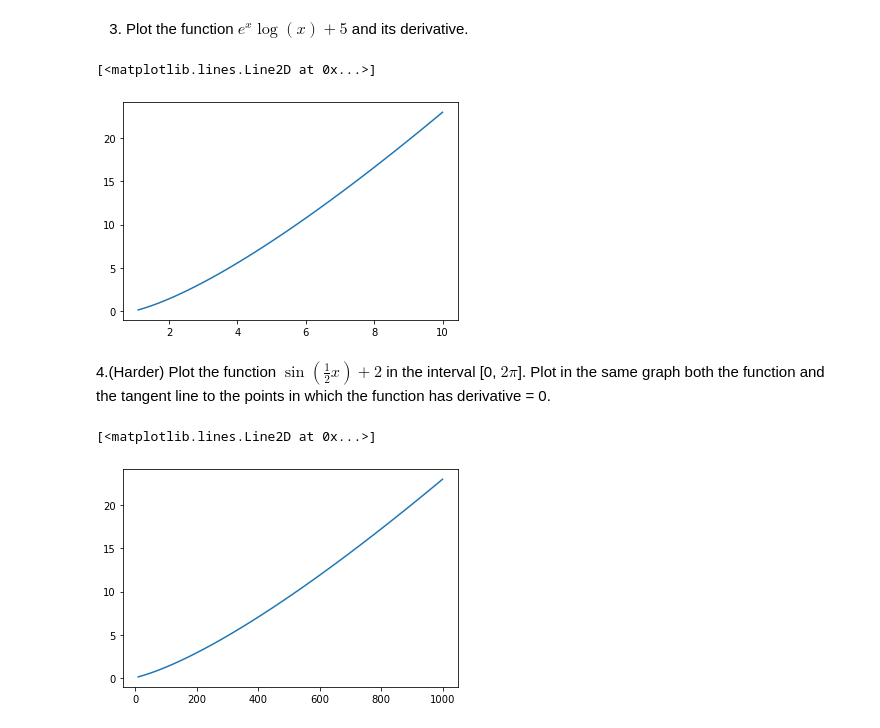
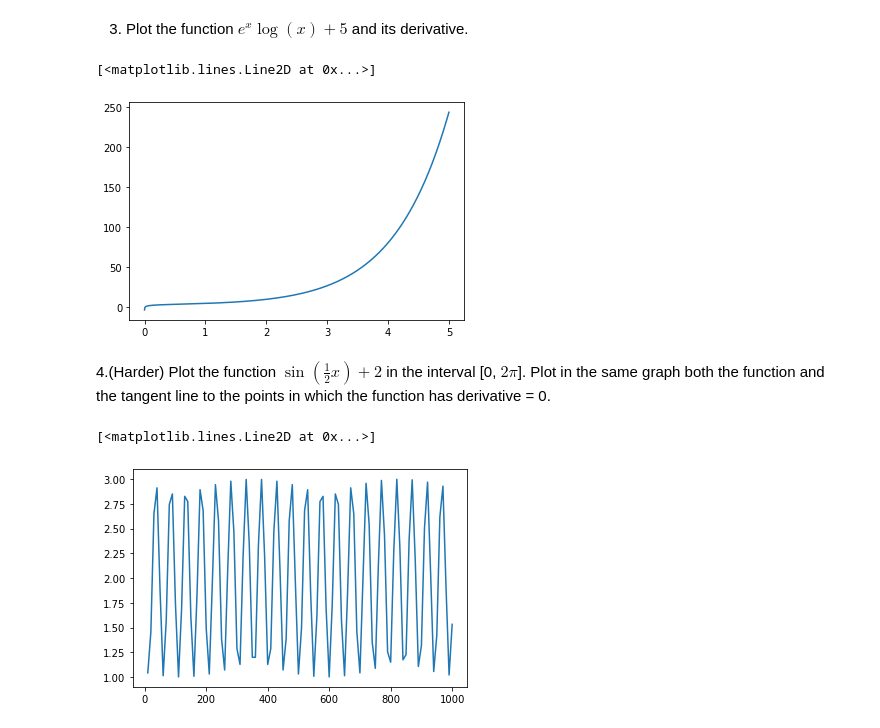
Before and after one commit to Islompulatov/strive_exercises, a Jupyter notebook: Chapter 01/12. Calculus/Drawing Functions in Python.ipynb, the cells around one changed output. Cells and saved outputs as stored; diff of their text form; code cells hidden in the pictures.

```diff
--- a/Chapter 01/12. Calculus/Drawing Functions in Python.ipynb
+++ b/Chapter 01/12. Calculus/Drawing Functions in Python.ipynb
@@ -278,21 +278,22 @@ plt.plot(x, y)
 # %%
 def func_2(x):
 
-      y = np.log(x)*np.exp(x) + 5
-      return y
-x = np.linspace(1.1 , 10, 100)
-plt.plot(x,y)
+      return np.log(x)*np.exp(x) + 5
+
+x = np.linspace(-7,5,10000)
+X,Y = x, func_2(x)
+plt.plot(X,Y)
 # %% [output]
 [<matplotlib.lines.Line2D at 0x...>]
-[figure, old version]
+[figure, new version]
 # %% [markdown]
 4.(Harder) Plot the function $\sin(\frac{1}{2}x)+2$ in the interval \[0, $2\pi$\]. Plot in the same graph both the function and the tangent line to the points in which the function has derivative = 0.
 # %%
 def func(x):
-    y = sin(x*1/2) + 2
-    return y
+    return  np.sin(x*1/2) + 2
 x = np.linspace(10,1000,100)
-plt.plot(x,y)
+X,Y = x, func(x)
+plt.plot(X,Y)
 # %% [output]
 [<matplotlib.lines.Line2D at 0x...>]
-[figure, old version]
+[figure, new version]
```
